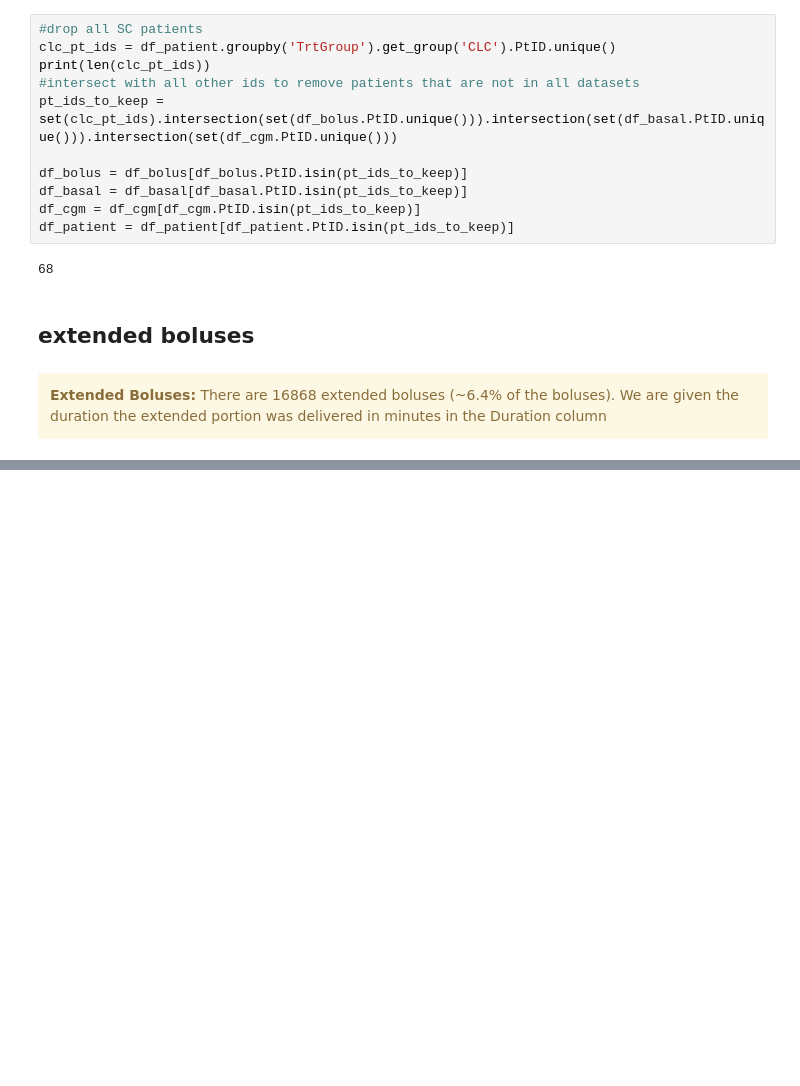
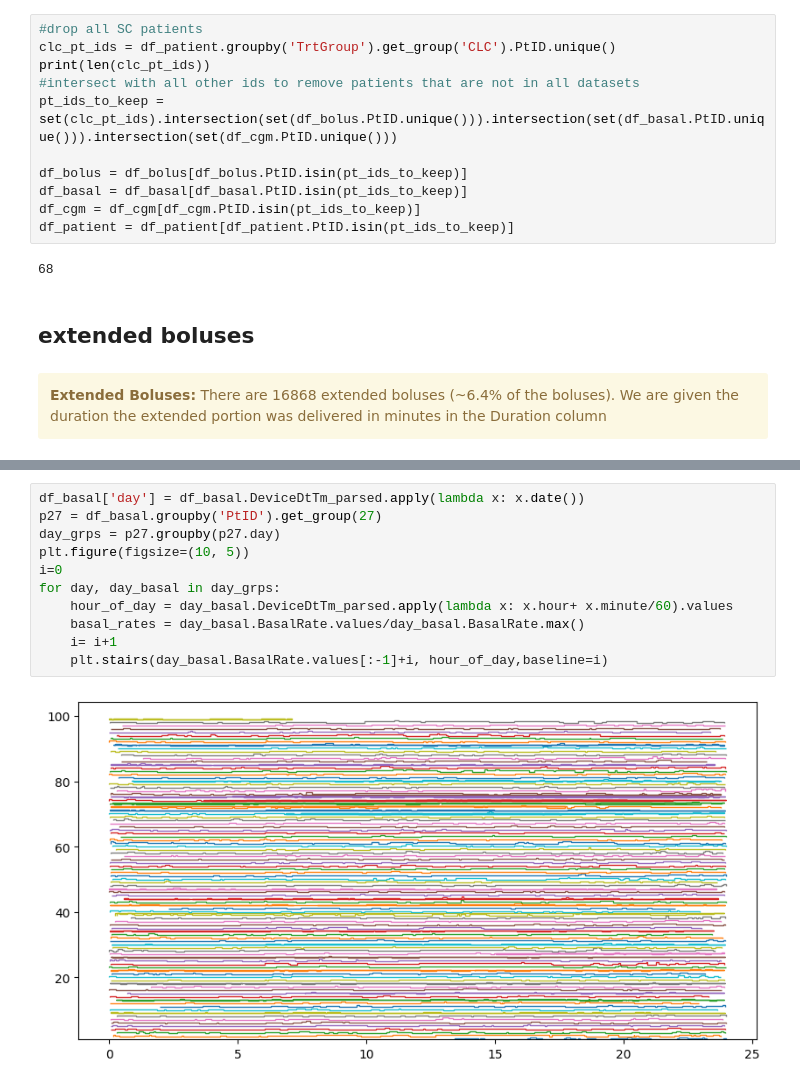
Before and after one commit to nudgebg/egvinsulin, a Jupyter notebook: notebooks/understand-pedap-dataset.ipynb, the cells around one changed output, grey strips where cells are left out. Cells and saved outputs as stored; diff of their text form; blank space fills up the shorter version.

```diff
--- a/notebooks/understand-pedap-dataset.ipynb
+++ b/notebooks/understand-pedap-dataset.ipynb
@@ -341,0 +362,13 @@ unique patient ids:  65
+# %%
+df_basal['day'] = df_basal.DeviceDtTm_parsed.apply(lambda x: x.date())
+p27 = df_basal.groupby('PtID').get_group(27)
+day_grps = p27.groupby(p27.day)
+plt.figure(figsize=(10, 5))
+i=0
+for day, day_basal in day_grps:
+    hour_of_day = day_basal.DeviceDtTm_parsed.apply(lambda x: x.hour+ x.minute/60).values
+    basal_rates = day_basal.BasalRate.values/day_basal.BasalRate.max()
+    i= i+1
+    plt.stairs(day_basal.BasalRate.values[:-1]+i, hour_of_day,baseline=i)
+# %% [output]
+[figure, added]
```
Also changed, not shown: parts of 18 cells of this notebook, 4 other files.
